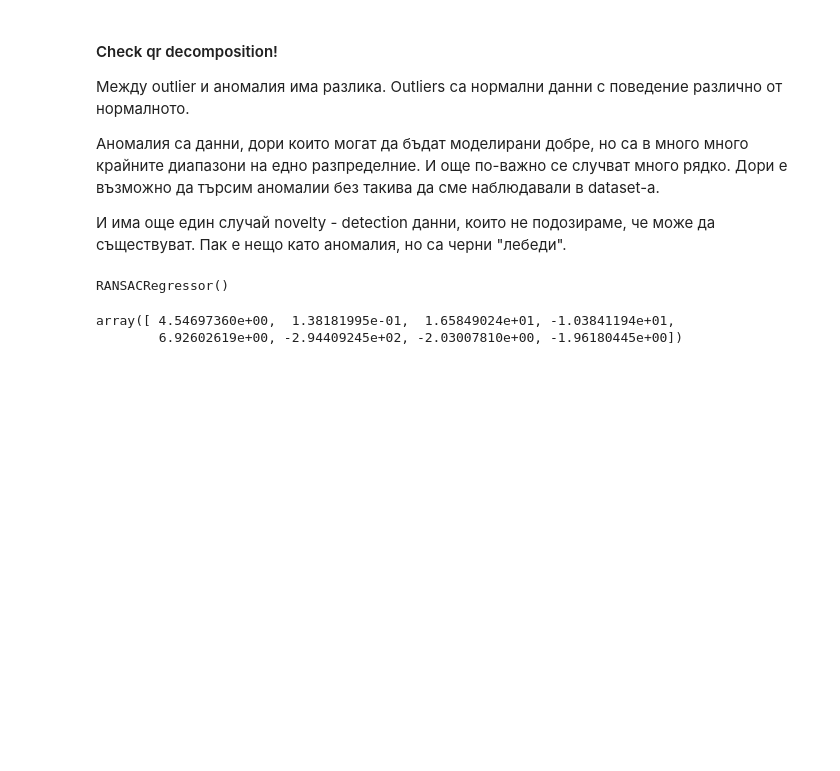
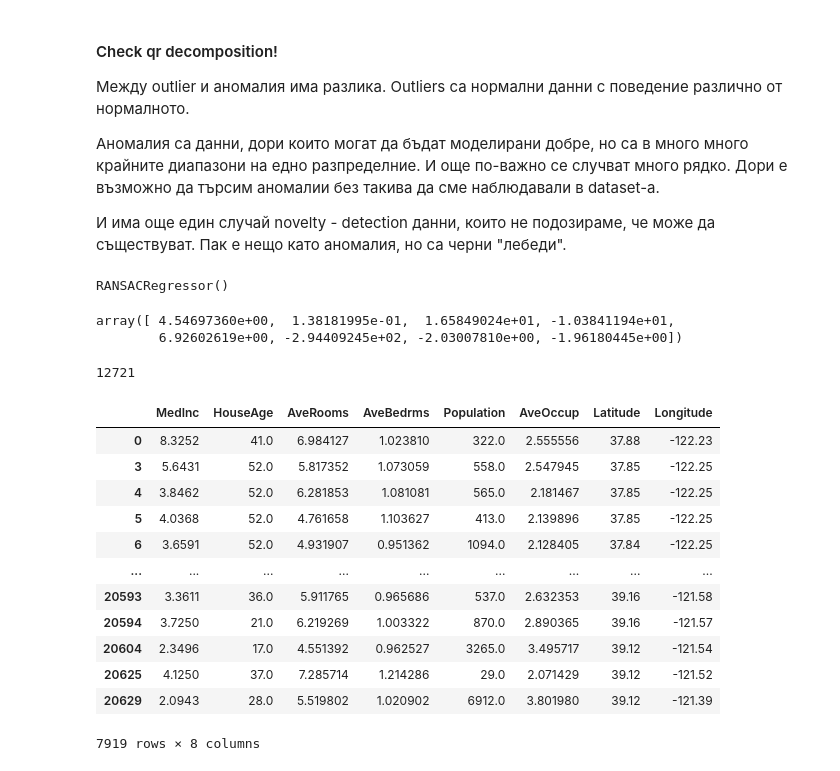
Before and after one commit to GalkaKG/Machine-Learning, a Jupyter notebook: 02.Linear and Logistic Regression/02.Linear and Logistic Regression.ipynb, the cells around one changed output. Drawn from its saved outputs; the diff is of its cells as text; code cells hidden in the pictures; blank space fills up the shorter version.

```diff
--- a/02.Linear and Logistic Regression/02.Linear and Logistic Regression.ipynb
+++ b/02.Linear and Logistic Regression/02.Linear and Logistic Regression.ipynb
@@ -363,3 +363,23 @@ ransac_model.estimator_.coef_
 # %% [output]
 array([ 4.54697360e+00,  1.38181995e-01,  1.65849024e+01, -1.03841194e+01,
         6.92602619e+00, -2.94409245e+02, -2.03007810e+00, -1.96180445e+00])
+# %%
+ransac_model.inlier_mask_.sum()
+# %% [output]
+12721
+# %%
+house_attributes[~ransac_model.inlier_mask_]
+# %% [output]
+|  | MedInc | HouseAge | AveRooms | AveBedrms | Population | AveOccup | Latitude | Longitude |
+| 0 | 8.3252 | 41.0 | 6.984127 | 1.023810 | 322.0 | 2.555556 | 37.88 | -122.23 |
+| 3 | 5.6431 | 52.0 | 5.817352 | 1.073059 | 558.0 | 2.547945 | 37.85 | -122.25 |
+| 4 | 3.8462 | 52.0 | 6.281853 | 1.081081 | 565.0 | 2.181467 | 37.85 | -122.25 |
+| 5 | 4.0368 | 52.0 | 4.761658 | 1.103627 | 413.0 | 2.139896 | 37.85 | -122.25 |
+| 6 | 3.6591 | 52.0 | 4.931907 | 0.951362 | 1094.0 | 2.128405 | 37.84 | -122.25 |
+| ... | ... | ... | ... | ... | ... | ... | ... | ... |
+| 20593 | 3.3611 | 36.0 | 5.911765 | 0.965686 | 537.0 | 2.632353 | 39.16 | -121.58 |
+| 20594 | 3.7250 | 21.0 | 6.219269 | 1.003322 | 870.0 | 2.890365 | 39.16 | -121.57 |
+| 20604 | 2.3496 | 17.0 | 4.551392 | 0.962527 | 3265.0 | 3.495717 | 39.12 | -121.54 |
+| 20625 | 4.1250 | 37.0 | 7.285714 | 1.214286 | 29.0 | 2.071429 | 39.12 | -121.52 |
+| 20629 | 2.0943 | 28.0 | 5.519802 | 1.020902 | 6912.0 | 3.801980 | 39.12 | -121.39 |
+7919 rows × 8 columns
```
Also changed, not shown: parts of 7 cells of this notebook.
